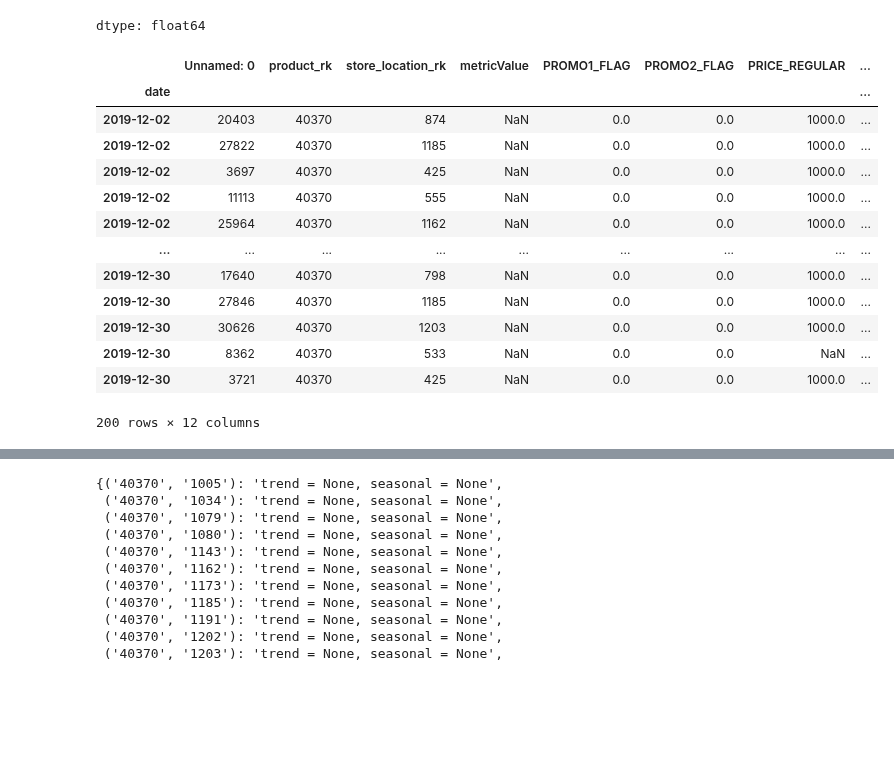
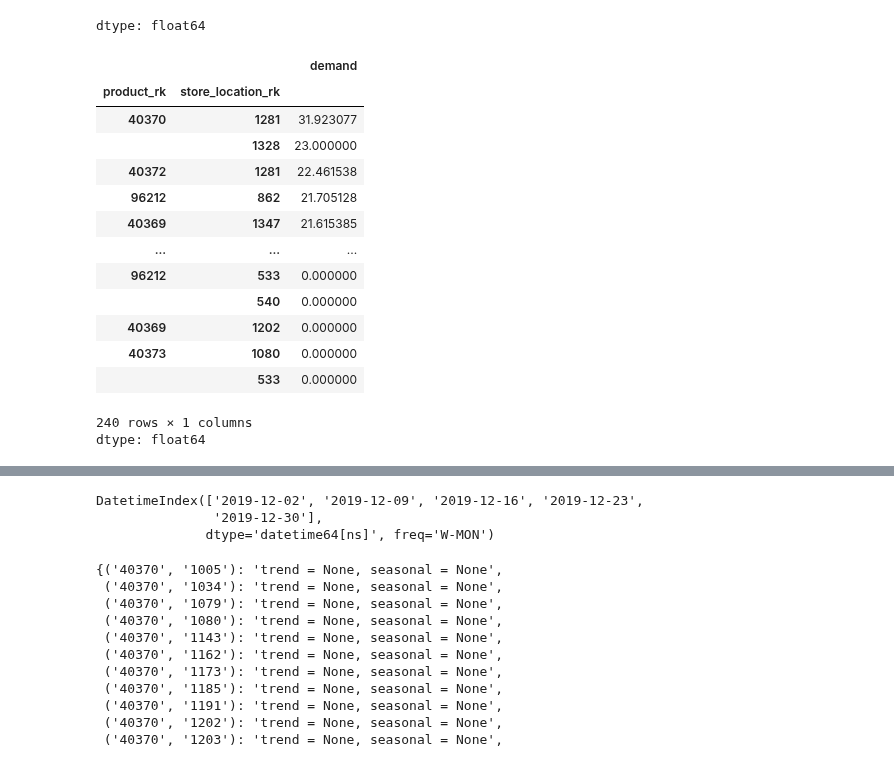
Before and after one commit to aromanenko/ATSF, a Jupyter notebook: 13_Bonus Topics.ipynb, the cells around one changed output, grey strips where cells are left out. Cells and saved outputs as stored; diff of their text form; code cells hidden in the pictures; blank space fills up the shorter version.

```diff
--- a/13_Bonus Topics.ipynb
+++ b/13_Bonus Topics.ipynb
@@ -57,6 +61,9 @@ df_actual['status']= 'actual'
 df_actual['date'] = pd.to_datetime(df_actual['date'])
 df_actual = df_actual.sort_values('date')
 
+# убираем тестовые данные
+df_actual = df_actual[df_actual.date<'2019-12-01']
+
 # определяем поля, в которых зашит id одного ts
 groupby_columns = ['product_rk', 'store_location_rk']
 # конвертируем поля id-ts в string
@@ -77,21 +84,25 @@ dtype: float64
 # %%
 # extract 5
 df_actual[df_actual['product_rk']== '40370'].set_index('date')['2019-12-01':]
+
+
+ts_hw3['2019-09-01':'2019-12-01'].groupby(groupby_columns).mean()['demand'].sort_values(ascending = False)
 # %% [output]
-|  | Unnamed: 0 | product_rk | store_location_rk | metricValue | PROMO1_FLAG | PROMO2_FLAG | PRICE_REGULAR | ... |
-| date |  |  |  |  |  |  |  | ... |
-| 2019-12-02 | 20403 | 40370 | 874 | NaN | 0.0 | 0.0 | 1000.0 | ... |
-| 2019-12-02 | 27822 | 40370 | 1185 | NaN | 0.0 | 0.0 | 1000.0 | ... |
-| 2019-12-02 | 3697 | 40370 | 425 | NaN | 0.0 | 0.0 | 1000.0 | ... |
-| 2019-12-02 | 11113 | 40370 | 555 | NaN | 0.0 | 0.0 | 1000.0 | ... |
-| 2019-12-02 | 25964 | 40370 | 1162 | NaN | 0.0 | 0.0 | 1000.0 | ... |
-| ... | ... | ... | ... | ... | ... | ... | ... | ... |
-| 2019-12-30 | 17640 | 40370 | 798 | NaN | 0.0 | 0.0 | 1000.0 | ... |
-| 2019-12-30 | 27846 | 40370 | 1185 | NaN | 0.0 | 0.0 | 1000.0 | ... |
-| 2019-12-30 | 30626 | 40370 | 1203 | NaN | 0.0 | 0.0 | 1000.0 | ... |
-| 2019-12-30 | 8362 | 40370 | 533 | NaN | 0.0 | 0.0 | NaN | ... |
-| 2019-12-30 | 3721 | 40370 | 425 | NaN | 0.0 | 0.0 | 1000.0 | ... |
+|  |  | demand |
+| product_rk | store_location_rk |  |
+| 40370 | 1281 | 31.923077 |
+|  | 1328 | 23.000000 |
+| 40372 | 1281 | 22.461538 |
+| 96212 | 862 | 21.705128 |
+| 40369 | 1347 | 21.615385 |
+| ... | ... | ... |
+| 96212 | 533 | 0.000000 |
+|  | 540 | 0.000000 |
+| 40369 | 1202 | 0.000000 |
+| 40373 | 1080 | 0.000000 |
+|  | 533 | 0.000000 |
-200 rows × 12 columns
+240 rows × 1 columns
+dtype: float64
 # %%
 # рисуем графиики каждого из ts, чтобы увидеть скрытые компоненты ts (тренд и сезонность)
 # можно делать stl - декомпозицию, но как правило все можно увидеть на простом графике
@@ -128,6 +139,13 @@ plot_by_ts(df_actual[df_actual['product_rk'] == '40370'], groupby_columns, granu
 ### предлается брать additivную компонету никаких ярких трендов не видно,  (пердлагается взять простое ES или для учета плохо заметно недельной несезонности сезонную модель ES)
 # %% [output]
 [interactive output not drawn]
+# %%
+pd.date_range(start=df_actual.date.max() + pd.Timedelta(days=1), periods=5, freq='W-MON')
+# ts_hw3.index.unique()
+# %% [output]
+DatetimeIndex(['2019-12-02', '2019-12-09', '2019-12-16', '2019-12-23',
+               '2019-12-30'],
+              dtype='datetime64[ns]', freq='W-MON')
 # %%
 # функция для запуска прогноза по всем ts
 def ets_forecast(ts, steps=30, date_column = 'date', target_column = 'metricValue', granularity = 'D', **kwargs):
```
Also changed, not shown: parts of 9 cells of this notebook.
